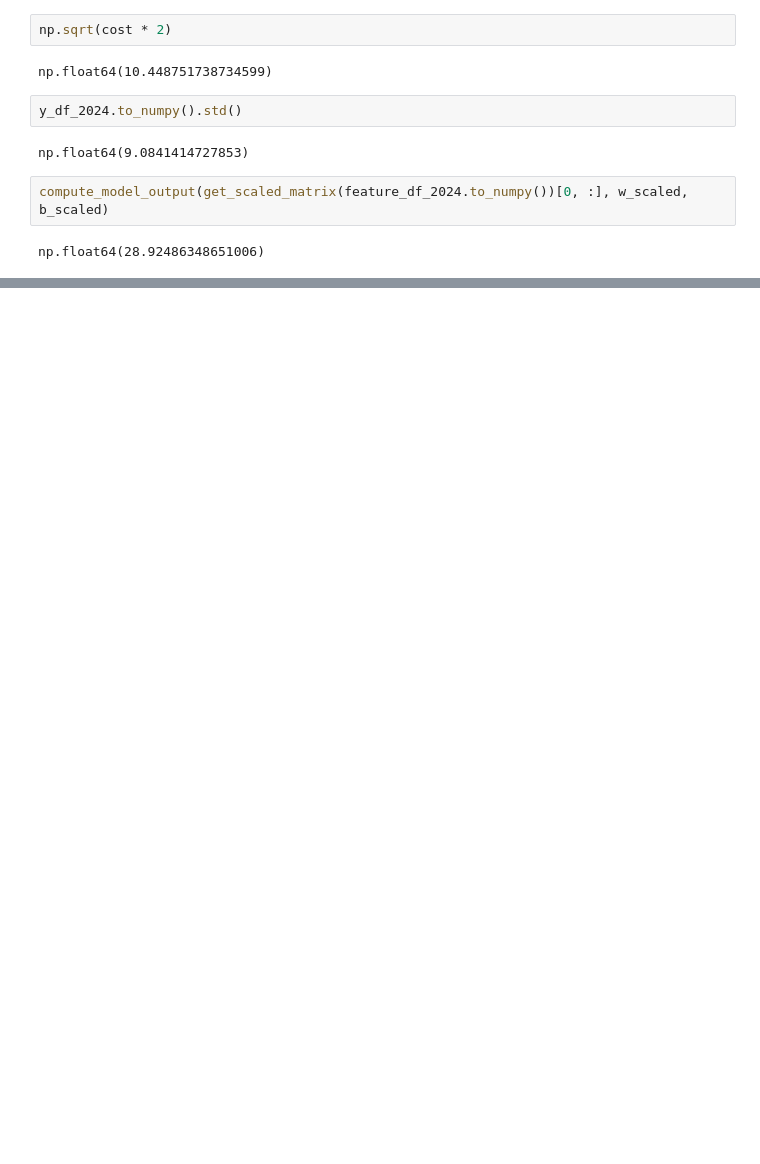
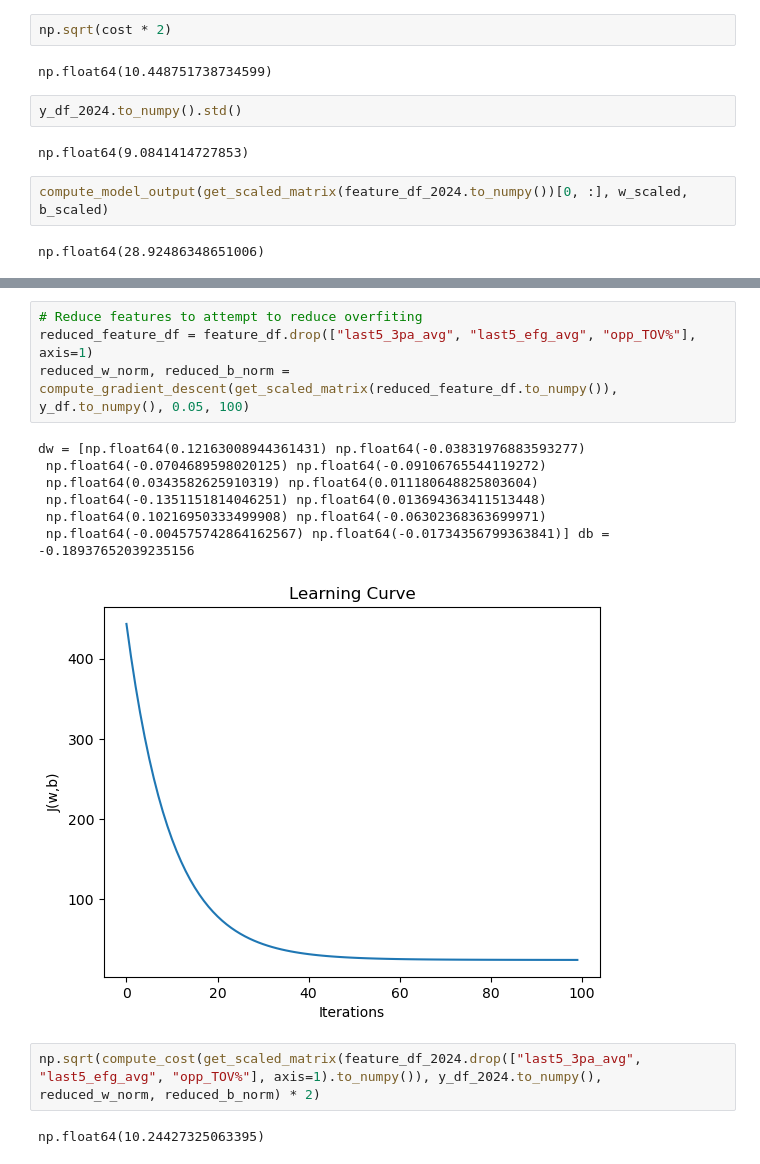
Before and after one commit to jelmani/nba-predictor, a Jupyter notebook: player-predictor.ipynb, the cells around one changed output, grey strips where cells are left out. Cells and saved outputs as stored; diff of their text form; blank space fills up the shorter version.

Commit message:
use sklearn to confirm accuracy of model, reduce features to improve accuracy

```diff
--- a/player-predictor.ipynb
+++ b/player-predictor.ipynb
@@ -288,0 +340,16 @@ np.float64(28.92486348651006)
+# %%
+# Reduce features to attempt to reduce overfiting
+reduced_feature_df = feature_df.drop(["last5_3pa_avg", "last5_efg_avg", "opp_TOV%"], axis=1)
+reduced_w_norm, reduced_b_norm = compute_gradient_descent(get_scaled_matrix(reduced_feature_df.to_numpy()), y_df.to_numpy(), 0.05, 100)
+# %% [output]
+dw = [np.float64(0.12163008944361431) np.float64(-0.03831976883593277)
+ np.float64(-0.0704689598020125) np.float64(-0.09106765544119272)
+ np.float64(0.0343582625910319) np.float64(0.011180648825803604)
+ np.float64(-0.1351151814046251) np.float64(0.013694363411513448)
+ np.float64(0.10216950333499908) np.float64(-0.06302368363699971)
+ np.float64(-0.004575742864162567) np.float64(-0.01734356799363841)] db = -0.18937652039235156
+[figure, added]
+# %%
+np.sqrt(compute_cost(get_scaled_matrix(feature_df_2024.drop(["last5_3pa_avg", "last5_efg_avg", "opp_TOV%"], axis=1).to_numpy()), y_df_2024.to_numpy(), reduced_w_norm, reduced_b_norm) * 2)
+# %% [output]
+np.float64(10.24427325063395)
```
Also changed, not shown: parts of 16 cells of this notebook.
